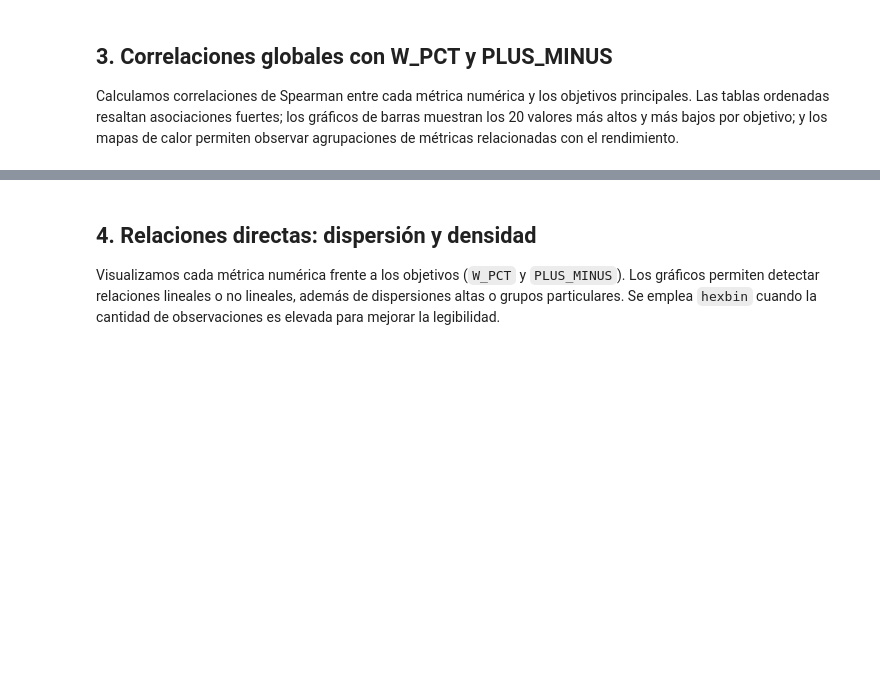
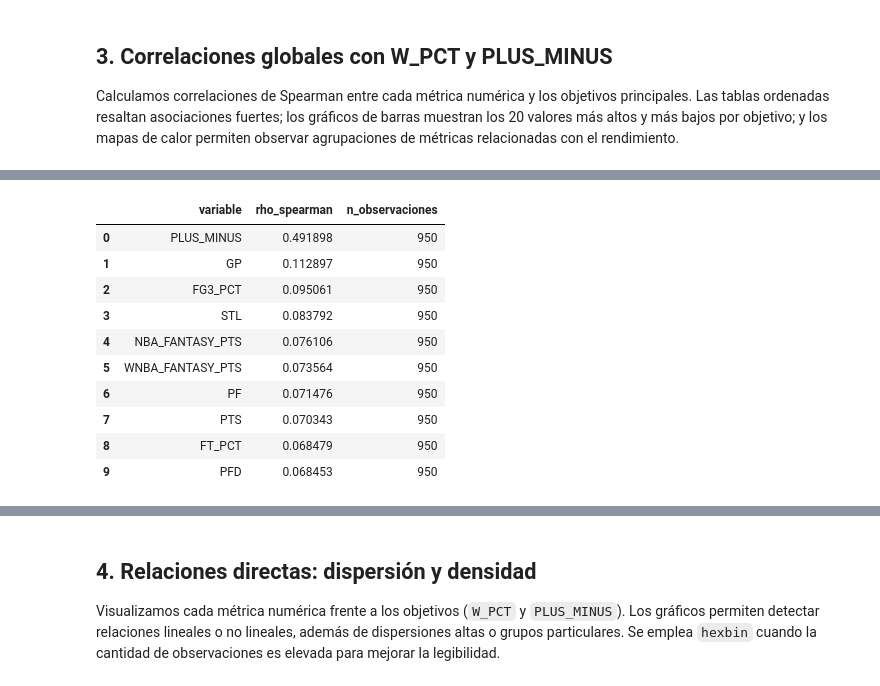
Before and after one commit to diazpablogon/BasketballAnalysis, a Jupyter notebook: 02_processing_data/02a_WL_prediction/02a_params/02a_dashboard.ipynb, the cells around one changed output, grey strips where cells are left out. Cells and saved outputs as stored; diff of their text form; code cells hidden in the pictures; blank space fills up the shorter version.

```diff
--- a/02_processing_data/02a_WL_prediction/02a_params/02a_dashboard.ipynb
+++ b/02_processing_data/02a_WL_prediction/02a_params/02a_dashboard.ipynb
@@ -217,0 +226,84 @@ else:
+# %%
+corr_tables = {}
+
+if df.empty:
+    warnings.warn("No hay datos cargados; se omiten correlaciones.")
+else:
+    corr_dir = ensure_dir(FIGURES_DIR / "corr")
+    corr_table_dir = ensure_dir(TABLES_DIR / "corr")
+
+    # --- 1) Excluir columnas fijas de las correlaciones ---
+    explicit_exclude = {
+        "team_id",
+        "TEAM_COUNT",
+        "W", "L",  # ⚠️ Excluye W y L de TODO (como features y también como posibles targets)
+        "GP_RANK","W_RANK","L_RANK","W_PCT_RANK","MIN_RANK","FGM_RANK","FGA_RANK","FG_PCT_RANK",
+        "FG3M_RANK","FG3A_RANK","FG3_PCT_RANK","FTM_RANK","FTA_RANK","FT_PCT_RANK",
+        "OREB_RANK","DREB_RANK","REB_RANK","AST_RANK","TOV_RANK","STL_RANK","BLK_RANK","BLKA_RANK",
+        "PF_RANK","PFD_RANK","PTS_RANK","PLUS_MINUS_RANK","NBA_FANTASY_PTS_RANK","DD2_RANK",
+        "TD3_RANK","WNBA_FANTASY_PTS_RANK"
+    }
+    # Cubre cualquier *_RANK adicional no listado explícitamente
+    auto_rank = {c for c in df.columns if c.upper().endswith("_RANK")}
+    exclude_from_corr = explicit_exclude | auto_rank
+
+    # --- 2) Targets válidos: quita W y L si venían en target_cols ---
+    valid_targets = [t for t in target_cols if t in df.columns and t not in {"W", "L"}]
+
+    # --- 3) Features numéricas permitidas (sin excluidas) ---
+    numeric_candidates = [c for c in num_cols if c in df.columns and c not in exclude_from_corr]
+
+    print(f"🎯 Targets seleccionados: {valid_targets}")
+    print(f"🔎 Excluidas {len(exclude_from_corr)} columnas (team_id, TEAM_COUNT y *_RANK, W, L).")
+
+    for target in valid_targets:
+        # por seguridad, quita el propio target de la lista de features
+        features = [c for c in numeric_candidates if c != target]
+
+        corr_df = compute_spearman_correlations(df, target, features)
+        if corr_df.empty:
+            warnings.warn(f"Sin correlaciones válidas para {target}.")
+            continue
+
+        corr_tables[target] = corr_df
+        csv_path = corr_table_dir / f"corr_spearman_{safe_filename(target)}.csv"
+        corr_df.to_csv(csv_path, index=False)
+        display(corr_df.head(10))
+
+        # --- Barras: top y bottom por rho firmado ---
+        top_n = corr_df.head(20)
+        bottom_n = corr_df.tail(20)
+
+        for subset, label in [(top_n, "top"), (bottom_n, "bottom")]:
+            if subset.empty:
+                continue
+            fig, ax = plt.subplots(figsize=(10, max(6, 0.35 * len(subset))))
+            sns.barplot(
+                data=subset,
+                y="variable",
+                x="rho_spearman",
+                palette="crest" if label == "top" else "flare",
+                ax=ax,
+            )
+            ax.set_title(f"Correlaciones {label} con {target}")
+            ax.set_xlabel("Rho de Spearman")
+            ax.set_ylabel("Métrica")
+            ax.axvline(0, color="gray", linestyle="--", linewidth=1)
+            plt.tight_layout()
+            save_figure(fig, corr_dir / f"{safe_filename(target)}_{safe_filename(label)}_20.png")
+            plt.close(fig)
+
+        # --- Heatmap: top 25 por |rho| ---
+        top_abs = corr_df.reindex(corr_df["rho_spearman"].abs().sort_values(ascending=False).index).head(25)
+        if not top_abs.empty:
+            fig, ax = plt.subplots(figsize=(12, max(6, 0.4 * len(top_abs))))
+            sns.heatmap(
+                top_abs.set_index("variable")["rho_spearman"].to_frame(),
+                annot=True, fmt=".2f", cmap="coolwarm", center=0, ax=ax,
+            )
+            ax.set_title(f"Top 25 correlaciones (|rho|) con {target}")
+            ax.set_xlabel("Rho de Spearman")
+            plt.tight_layout()
+            save_figure(fig, corr_dir / f"{safe_filename(target)}_heatmap_top25.png")
+            plt.close(fig)
+# %% [output]
@@ -217,0 +312,11 @@ else:
+|  | variable | rho_spearman | n_observaciones |
+| 0 | PLUS_MINUS | 0.491898 | 950 |
+| 1 | GP | 0.112897 | 950 |
+| 2 | FG3_PCT | 0.095061 | 950 |
+| 3 | STL | 0.083792 | 950 |
+| 4 | NBA_FANTASY_PTS | 0.076106 | 950 |
+| 5 | WNBA_FANTASY_PTS | 0.073564 | 950 |
+| 6 | PF | 0.071476 | 950 |
+| 7 | PTS | 0.070343 | 950 |
+| 8 | FT_PCT | 0.068479 | 950 |
+| 9 | PFD | 0.068453 | 950 |
```
Also changed, not shown: parts of 11 cells of this notebook, 8 other files.
